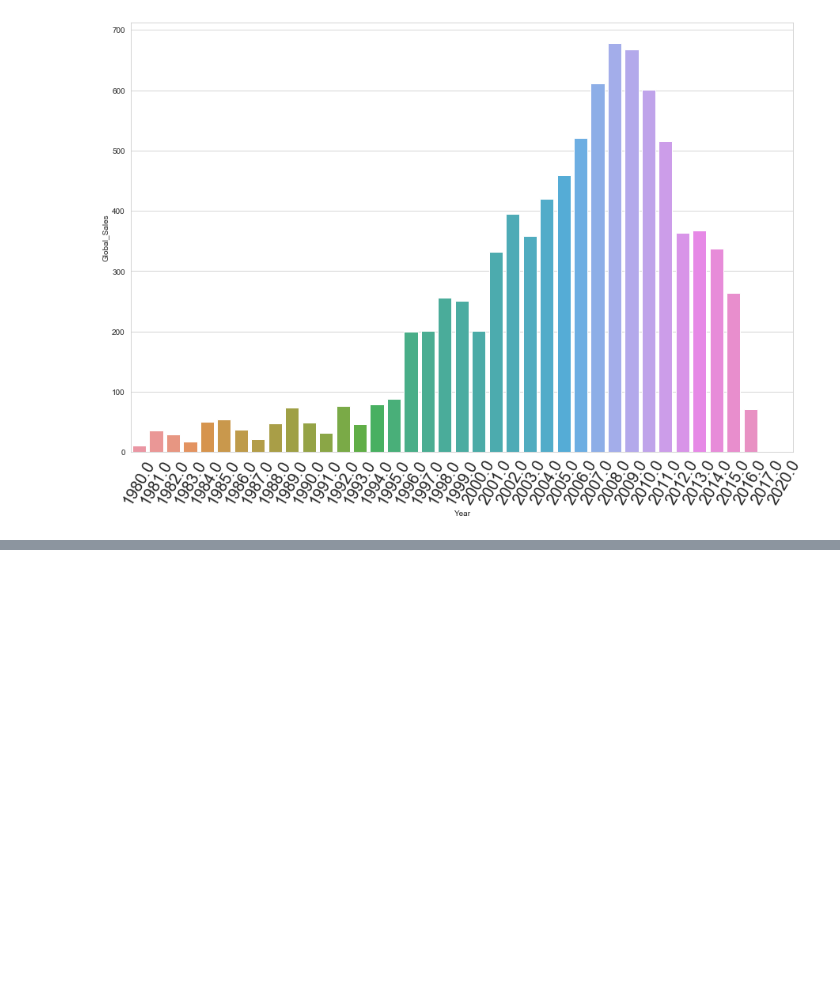
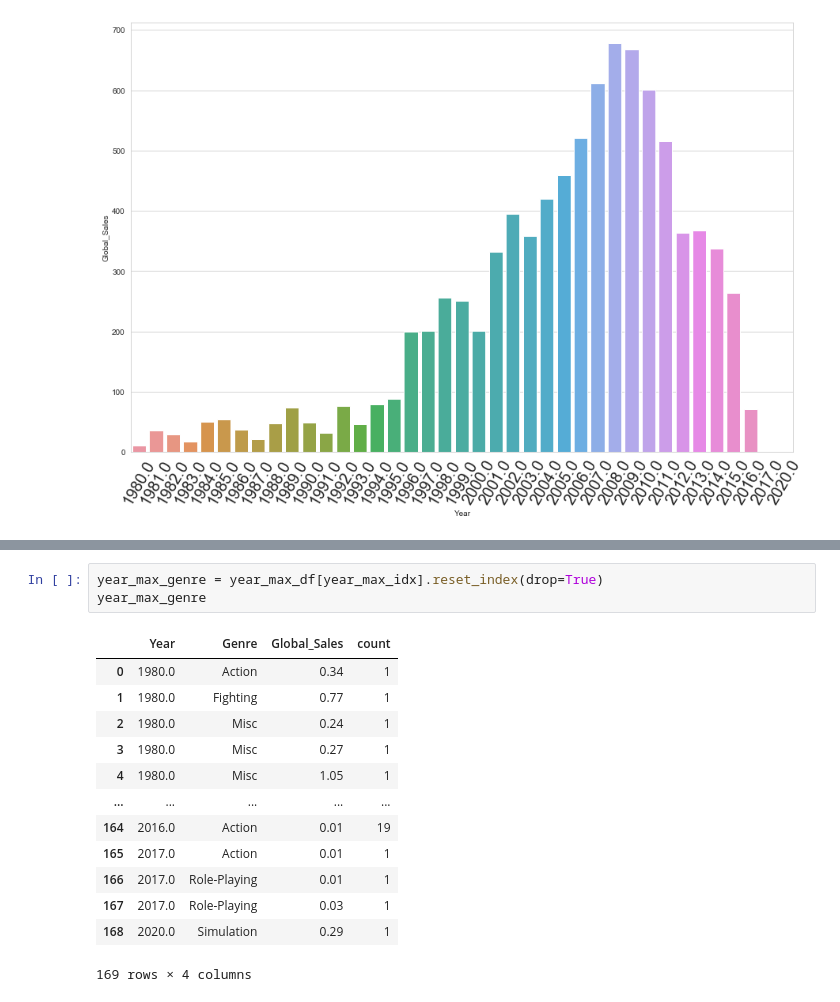
Before and after one commit to yeonghwanchoi/EDA, a Jupyter notebook: videogames/video_games.ipynb, the cells around one changed output, grey strips where cells are left out. Drawn from its saved outputs; the diff is of its cells as text; blank space fills up the shorter version.

```diff
--- a/videogames/video_games.ipynb
+++ b/videogames/video_games.ipynb
@@ -233,0 +253,17 @@ Name: count, Length: 389, dtype: bool
+# %%
+year_max_genre = year_max_df[year_max_idx].reset_index(drop=True)
+year_max_genre
+# %% [output]
+|  | Year | Genre | Global_Sales | count |
+| 0 | 1980.0 | Action | 0.34 | 1 |
+| 1 | 1980.0 | Fighting | 0.77 | 1 |
+| 2 | 1980.0 | Misc | 0.24 | 1 |
+| 3 | 1980.0 | Misc | 0.27 | 1 |
+| 4 | 1980.0 | Misc | 1.05 | 1 |
+| ... | ... | ... | ... | ... |
+| 164 | 2016.0 | Action | 0.01 | 19 |
+| 165 | 2017.0 | Action | 0.01 | 1 |
+| 166 | 2017.0 | Role-Playing | 0.01 | 1 |
+| 167 | 2017.0 | Role-Playing | 0.03 | 1 |
+| 168 | 2020.0 | Simulation | 0.29 | 1 |
+169 rows × 4 columns
```
Also changed, not shown: parts of 6 cells of this notebook.
